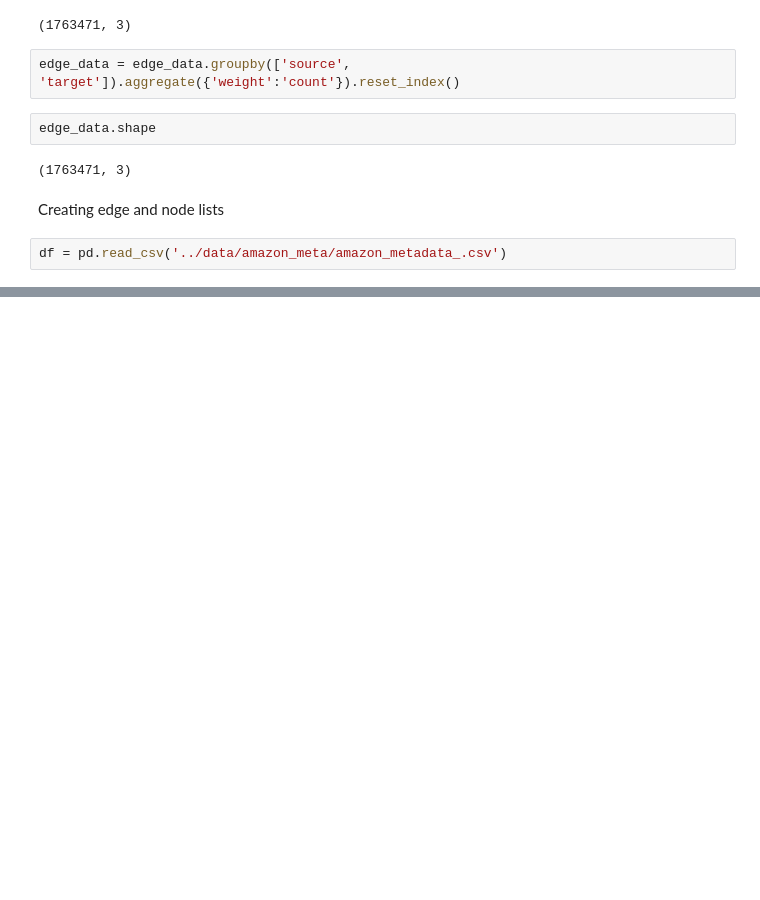
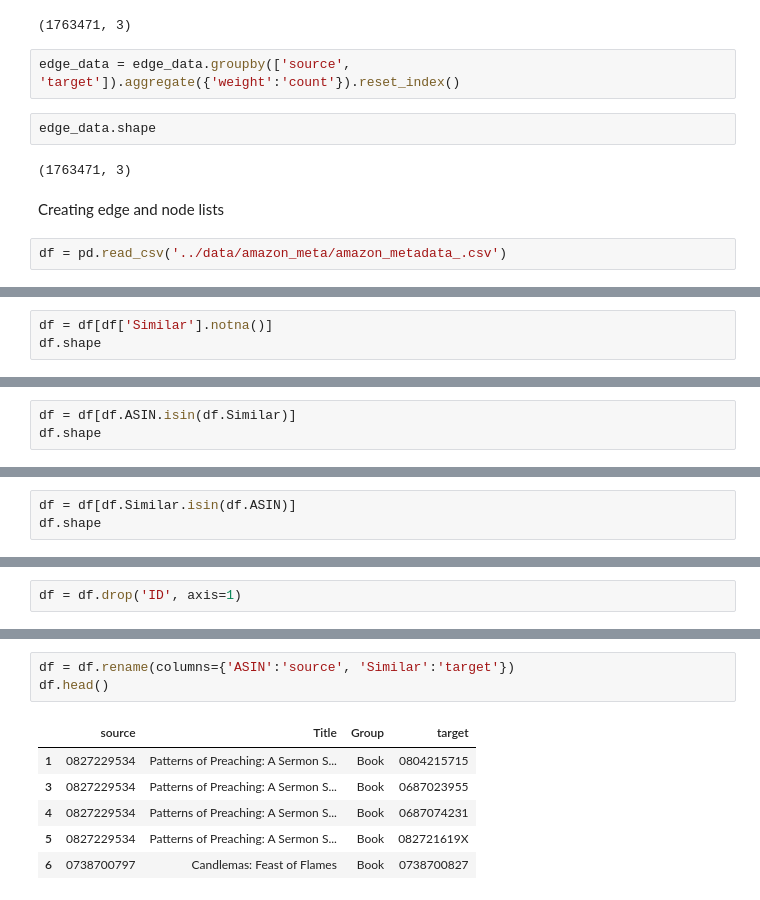
Before and after one commit to surya-parthipan/SNACS-Course-Project, a Jupyter notebook: data_preprocessing/parse_amazon.ipynb, the cells around one changed output, grey strips where cells are left out. Drawn from its saved outputs; the diff is of its cells as text; blank space fills up the shorter version.

```diff
--- a/data_preprocessing/parse_amazon.ipynb
+++ b/data_preprocessing/parse_amazon.ipynb
@@ -165,0 +172,3 @@ df.head()
+# %%
+df = df[df['Similar'].notna()]
+df.shape
@@ -165,0 +177,3 @@ df.head()
+# %%
+df = df[df.ASIN.isin(df.Similar)]
+df.shape
@@ -165,0 +182,3 @@ df.head()
+# %%
+df = df[df.Similar.isin(df.ASIN)]
+df.shape
@@ -165,0 +187,2 @@ df.head()
+# %%
+df = df.drop('ID', axis=1)
@@ -166,3 +198,13 @@ df.head()
+# %%
+df = df.rename(columns={'ASIN':'source', 'Similar':'target'})
+df.head()
+# %% [output]
+|  | source | Title | Group | target |
+| 1 | 0827229534 | Patterns of Preaching: A Sermon S... | Book | 0804215715 |
+| 3 | 0827229534 | Patterns of Preaching: A Sermon S... | Book | 0687023955 |
+| 4 | 0827229534 | Patterns of Preaching: A Sermon S... | Book | 0687074231 |
+| 5 | 0827229534 | Patterns of Preaching: A Sermon S... | Book | 082721619X |
+| 6 | 0738700797 | Candlemas: Feast of Flames | Book | 0738700827 |
 # %%
 df.shape
 # %% [output]
```
Also changed, not shown: parts of 41 cells of this notebook, 7 other files.
